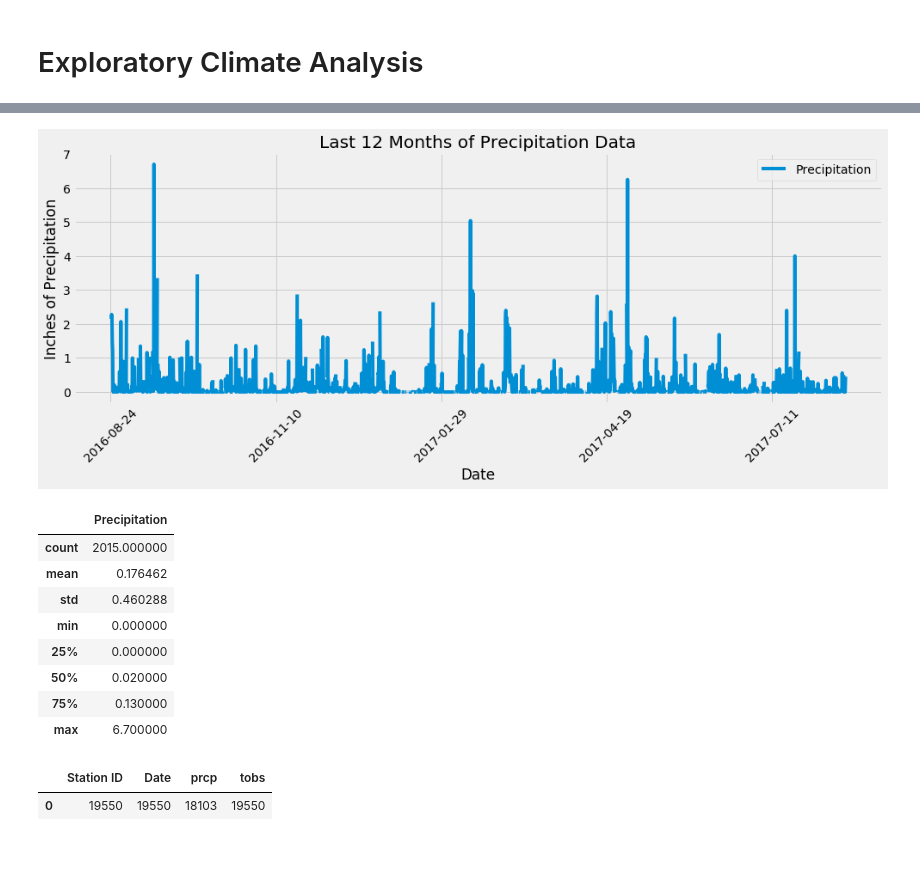
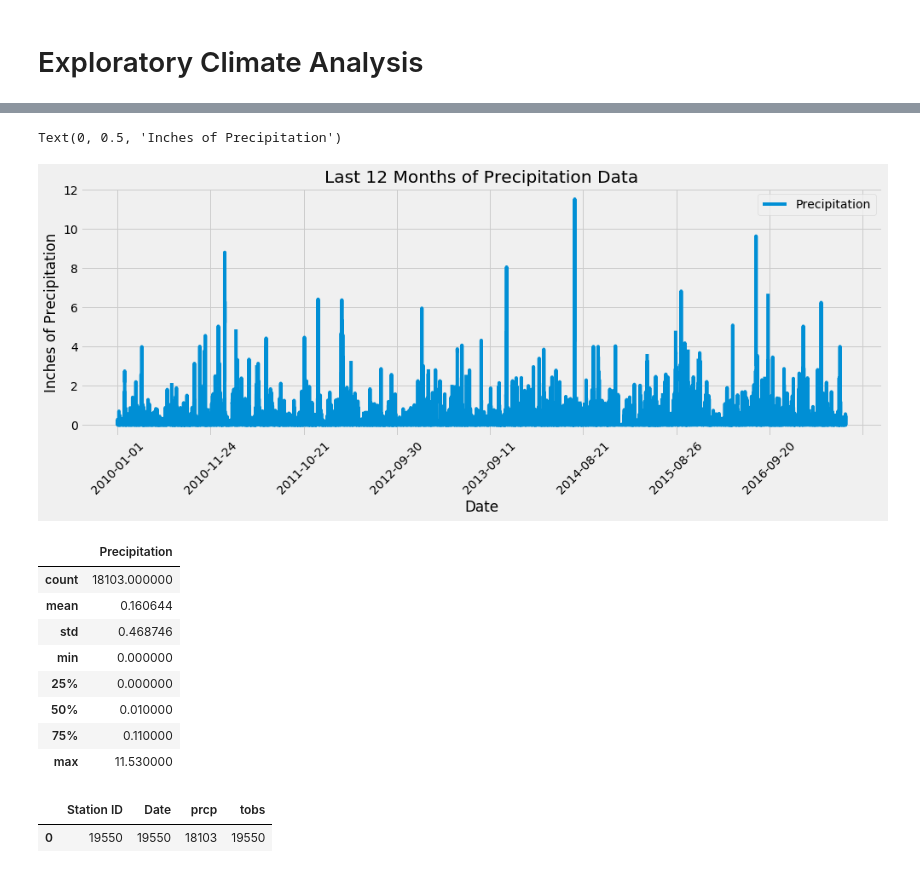
Before and after one commit to abordetskiy/Hawaii-Climate-Data-SQL-Integration, a Jupyter notebook: sqlalchemy-challenge.ipynb, the cells around one changed output, grey strips where cells are left out. Drawn from its saved outputs; the diff is of its cells as text; code cells hidden in the pictures.

```diff
--- a/sqlalchemy-challenge.ipynb
+++ b/sqlalchemy-challenge.ipynb
@@ -70,9 +70,9 @@ mySession = Session(bind=engine)
 # and datetime.strptime to convert it to a datetime object
 # and subtract a year from it with dt.timedelta
 DatePrior12Mo = dt.datetime.strptime(mySession.query(func.max(Measurement_Table.date))[0][0],'%Y-%m-%d') - dt.timedelta(days=365)
-# Perform a query to retrieve the data and precipitation scores for last 12 months
-Last12moPrcp = mySession.query(Measurement_Table.prcp, Measurement_Table.date).\
-    filter(Measurement_Table.date > DatePrior12Mo)
+print(DatePrior12Mo)
+# Perform a query to retrieve the data and precipitation scores
+Last12moPrcp = mySession.query(Measurement_Table.prcp, Measurement_Table.date)
 # Save the query results as a Pandas DataFrame
 Last12moPrcp_df = pd.DataFrame(Last12moPrcp)
 # Rename columns to capitalize axis labels
@@ -91,17 +91,18 @@ Text(0, 0.5, 'Inches of Precipitation')
+Text(0, 0.5, 'Inches of Precipitation')
-[figure, old version]
+[figure, new version]
 # %%
 # Use Pandas to calcualte the summary statistics for the precipitation data
 Last12moPrcp_df.describe()
 # %% [output]
 |  | Precipitation |
-| count | 2015.000000 |
-| mean | 0.176462 |
-| std | 0.460288 |
+| count | 18103.000000 |
+| mean | 0.160644 |
+| std | 0.468746 |
 | min | 0.000000 |
 | 25% | 0.000000 |
-| 50% | 0.020000 |
-| 75% | 0.130000 |
-| max | 6.700000 |
+| 50% | 0.010000 |
+| 75% | 0.110000 |
+| max | 11.530000 |
 # %%
 # Perform test to verify data set - verifying tobs entry for each dataset
 Test_df = pd.DataFrame(mySession.query(func.count(Measurement_Table.station), func.count(Measurement_Table.date),func.count(Measurement_Table.prcp),func.count(Measurement_Table.tobs)),columns=["Station ID","Date","prcp","tobs"])
```
Also changed, not shown: parts of 2 cells of this notebook, 1 other file.
